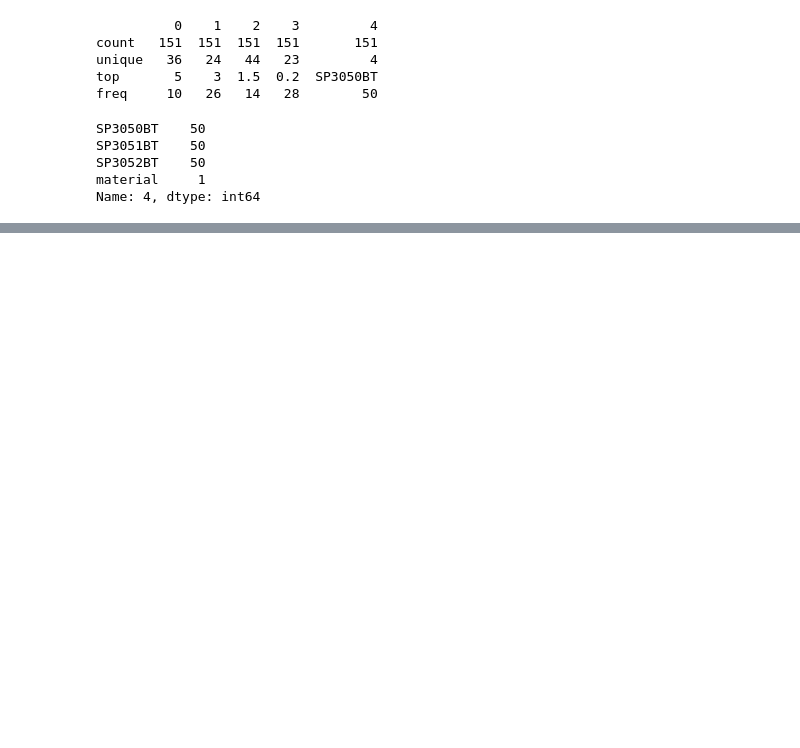
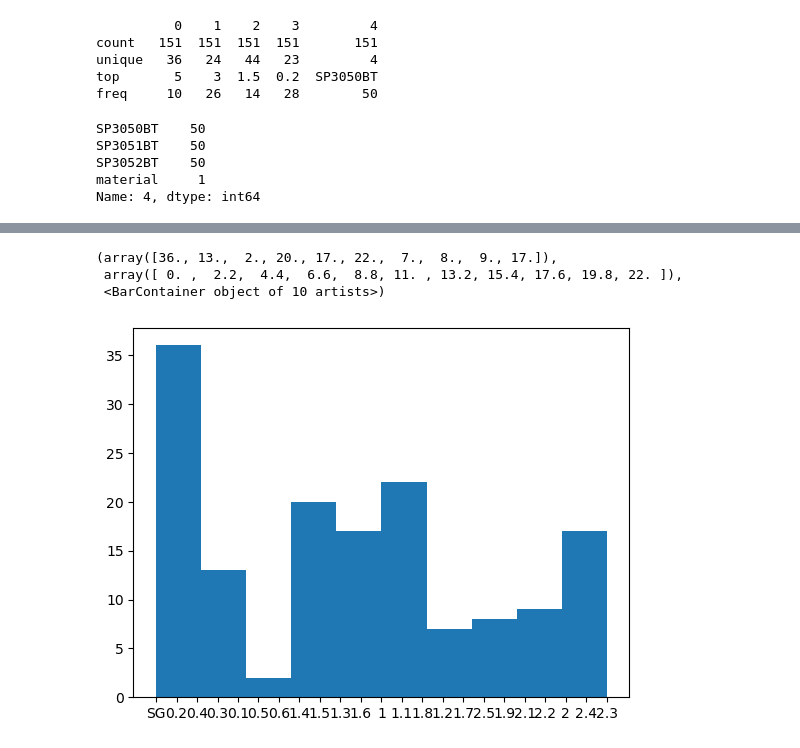
Before and after one commit to kevinsenan/PfDA-Assignment-2023, a Jupyter notebook: PfDA Assignment 2023.ipynb, the cells around one changed output, grey strips where cells are left out. Saved outputs shown, nothing was run; the diff lists cells and outputs as text; code cells hidden in the pictures; blank space fills up the shorter version.

```diff
--- a/PfDA Assignment 2023.ipynb
+++ b/PfDA Assignment 2023.ipynb
@@ -44,0 +68,7 @@ Name: 4, dtype: int64
+# %%
+plt.hist(df[3])
+# %% [output]
+(array([36., 13.,  2., 20., 17., 22.,  7.,  8.,  9., 17.]),
+ array([ 0. ,  2.2,  4.4,  6.6,  8.8, 11. , 13.2, 15.4, 17.6, 19.8, 22. ]),
+ <BarContainer object of 10 artists>)
+[figure, added]
```
Also changed, not shown: parts of 4 cells of this notebook.
